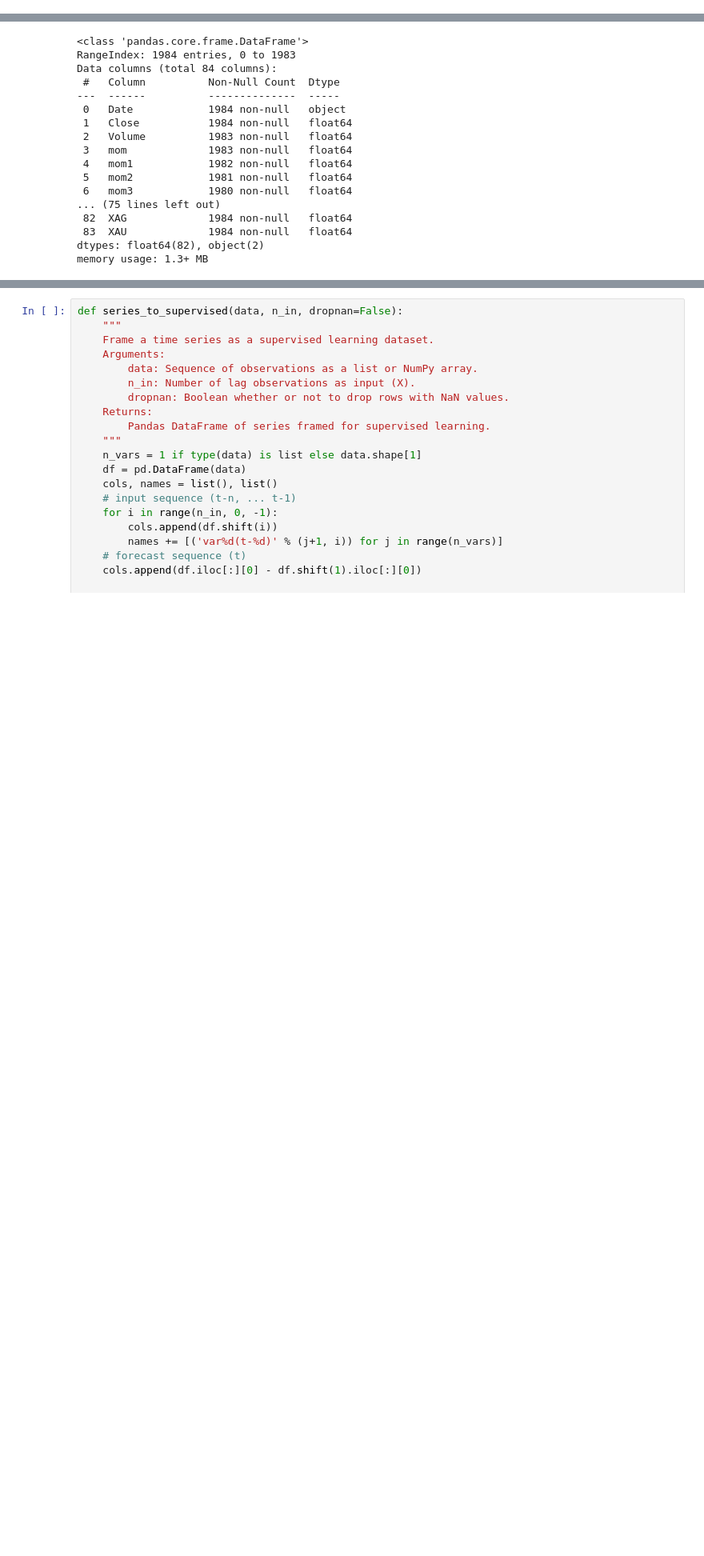
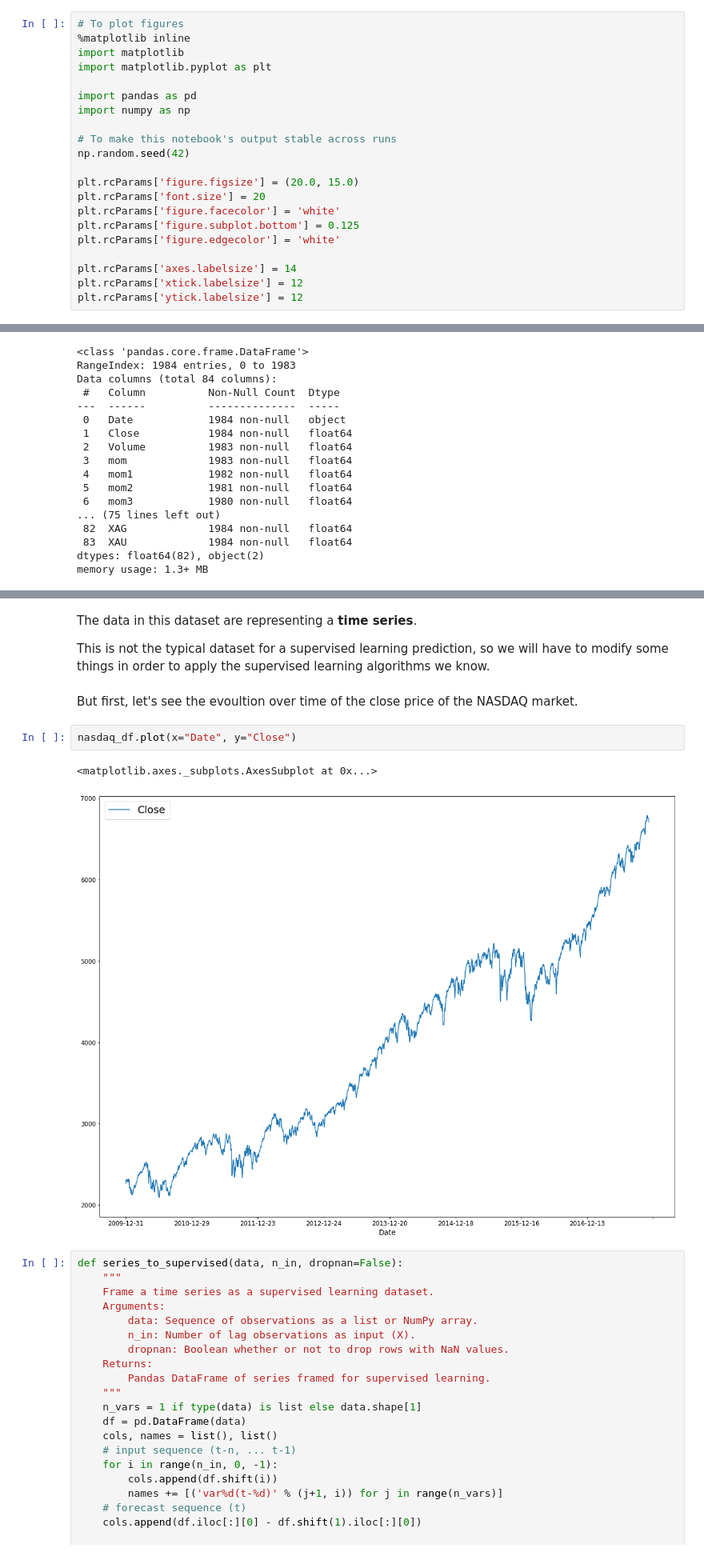
Before and after one commit to matteobettini/Stock-Market-Prediction-2020, a Jupyter notebook: notebooks/Data exploration.ipynb, the cells around one changed output, grey strips where cells are left out. Shown at 80% size. Drawn from its saved outputs; the diff is of its cells as text; blank space fills up the shorter version.

Commit message:
Added plot

```diff
--- a/notebooks/Data exploration.ipynb
+++ b/notebooks/Data exploration.ipynb
@@ -5,3 +7,24 @@
+# %%
+# To plot figures
+%matplotlib inline
+import matplotlib
+import matplotlib.pyplot as plt
+
+import pandas as pd
+import numpy as np
+
+# To make this notebook's output stable across runs
+np.random.seed(42)
+
+plt.rcParams['figure.figsize'] = (20.0, 15.0)
+plt.rcParams['font.size'] = 20
+plt.rcParams['figure.facecolor'] = 'white'
+plt.rcParams['figure.subplot.bottom'] = 0.125
+plt.rcParams['figure.edgecolor'] = 'white'
+
+plt.rcParams['axes.labelsize'] = 14
+plt.rcParams['xtick.labelsize'] = 12
+plt.rcParams['ytick.labelsize'] = 12
 # %% [markdown]
 # Dataset exploration
 # %% [markdown]
@@ -116,3 +170,14 @@ As already mentioned, all features are floats except for Date and Name which are
+# %% [markdown]
+The data in this dataset are representing a **time series**.
+
+This is not the typical dataset for a supervised learning prediction, so we will have to modify some things in order to apply the supervised learning algorithms we know.
+# %% [markdown]
+But first, let's see the evoultion over time of the close price of the NASDAQ market.
+# %%
+nasdaq_df.plot(x="Date", y="Close")
+# %% [output]
+<matplotlib.axes._subplots.AxesSubplot at 0x...>
+[figure, added]
 # %%
 def series_to_supervised(data, n_in, dropnan=False):
     """
```
Also changed, not shown: parts of 16 cells of this notebook.
